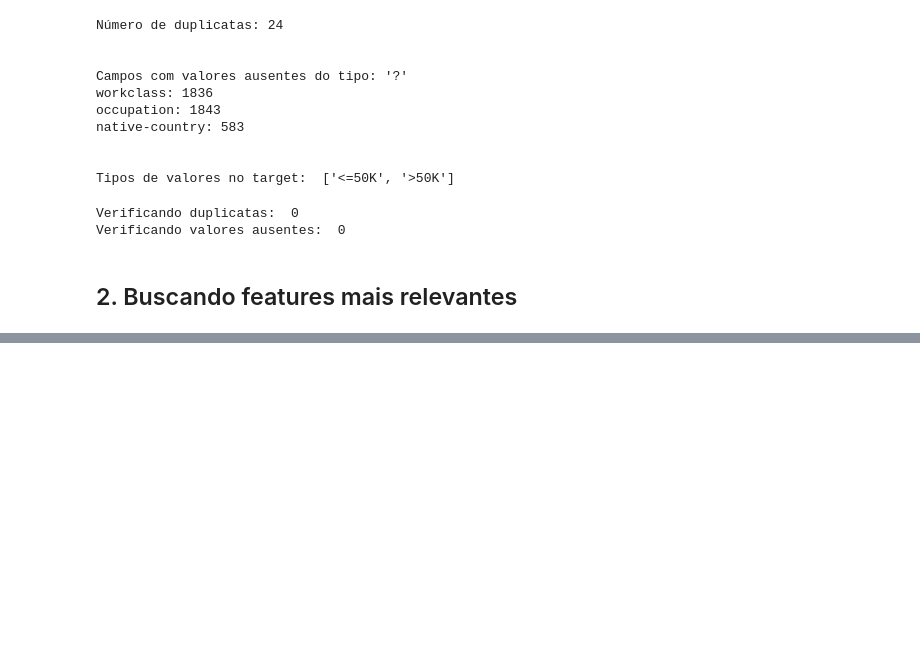
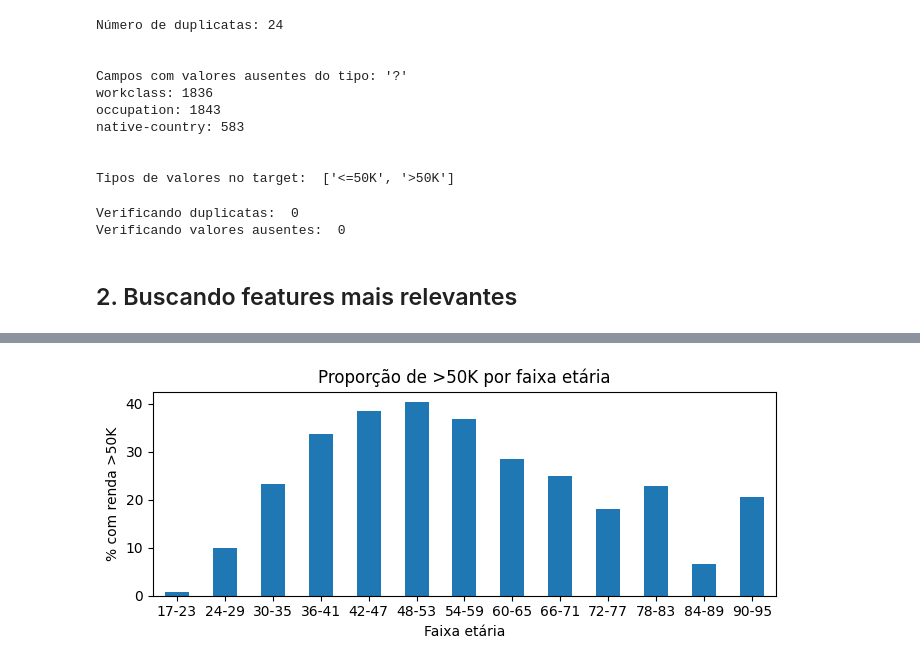
Before and after one commit to iranhonorato/APS-Machine-Learning, a Jupyter notebook: src/aps2_classificacao.ipynb, the cells around one changed output, grey strips where cells are left out. Cells and saved outputs as stored; diff of their text form; code cells hidden in the pictures; blank space fills up the shorter version.

```diff
--- a/src/aps2_classificacao.ipynb
+++ b/src/aps2_classificacao.ipynb
@@ -205,0 +203,19 @@ plt.show()
+# %%
+bins_age = [17, 23, 29, 35, 41, 47, 53, 59, 65, 71, 77, 83, 89, 95]
+labels_age = [
+    "17-23", "24-29", "30-35", "36-41", "42-47",
+    "48-53", "54-59", "60-65", "66-71",
+    "72-77", "78-83", "84-89", "90-95"
+]
+
+df["age_group"] = pd.cut(df["age"], bins=bins_age, labels=labels_age, right=True)
+
+prop_age = df.groupby("age_group", observed=True)["income"].apply(lambda x: (x == ">50K").mean() * 100)
+prop_age.plot(kind="bar", figsize=(7, 3), title="Proporção de >50K por faixa etária")
+plt.ylabel("% com renda >50K")
+plt.xlabel("Faixa etária")
+plt.xticks(rotation=0)
+plt.tight_layout()
+plt.show()
+# %% [output]
+[figure, added]
```
Also changed, not shown: parts of 22 cells of this notebook.
